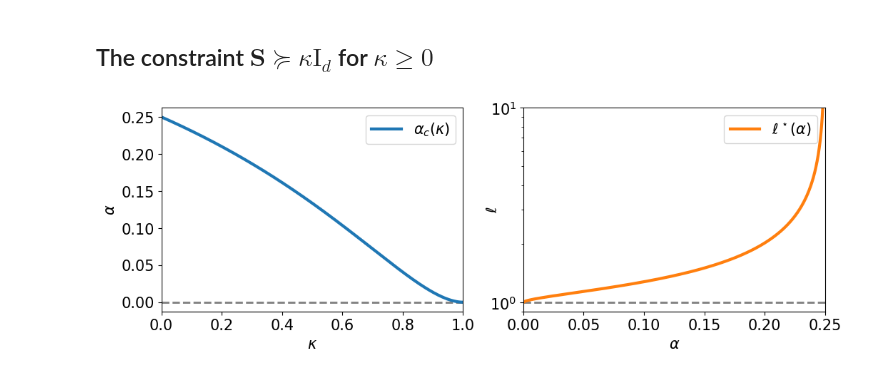
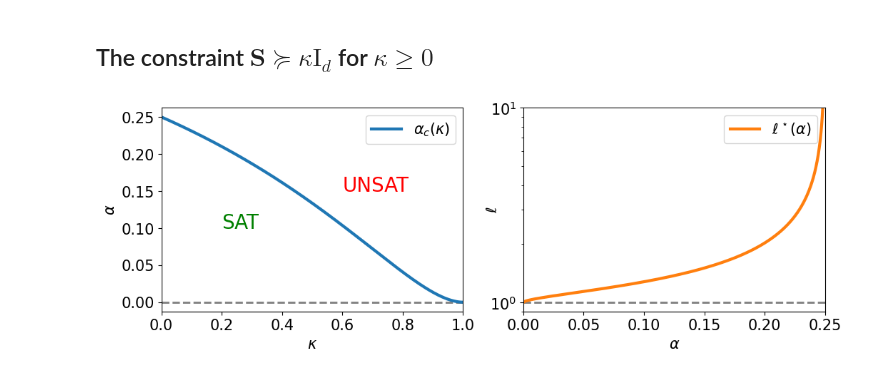
Before and after one commit to AnMaillard/fitting_ellipsoid_replicas, a Jupyter notebook: Notebook_plots/SAT_UNSAT.ipynb, the cells around one changed output. Cells and saved outputs as stored; diff of their text form; code cells hidden in the pictures.

```diff
--- a/Notebook_plots/SAT_UNSAT.ipynb
+++ b/Notebook_plots/SAT_UNSAT.ipynb
@@ -208,25 +208,27 @@ ds = np.array([d(alpha) for alpha in alphas])
 # %%
 width = 6
 height = width / ((np.sqrt(5.)+1)/2.) #Golden ratio
 fig, axes = plt.subplots(1, 2,figsize = (2*width,height))
 ax=axes[0]
 ax.plot(kappas, alphacs , linewidth = 3, color = colors[0], label = r'$\alpha_c(\kappa)$')
 ax.plot([0.,200],[0,0], '--', linewidth=2, zorder=0, color='grey')
 ax.set_xlim(0., 1)
 ax.set_xlabel(r'$\kappa$')
 ax.set_ylabel(r'$\alpha$')
 ax.legend(fancybox=True,loc = 'best')
+ax.text(0.2,0.1, r'SAT',color = 'green', fontsize = 20)
+ax.text(0.6,0.15, r'UNSAT',color = 'red', fontsize = 20)
 
 ax = axes[1]
 ax.plot(alphas, ds, linewidth = 3, color = colors[1], label = r'$\ell^\star(\alpha)$')
 ax.plot([0.,200],[1,1], '--', linewidth=2, zorder=0, color='grey')
 ax.set_xlim(0., 0.25)
 ax.set_xlabel(r'$\alpha$')
 ax.set_ylabel(r'$\ell$', labelpad = -10)
 ax.set_yscale('log')
 ax.set_ylim(0.9,10)
 ax.legend(fancybox=True,loc = 'best')
 
 plt.savefig('../Figures/setting_kappa.pdf', bbox_inches='tight')
 # %% [output]
-[figure, old version]
+[figure, new version]
```
Also changed, not shown: 4 other files.
